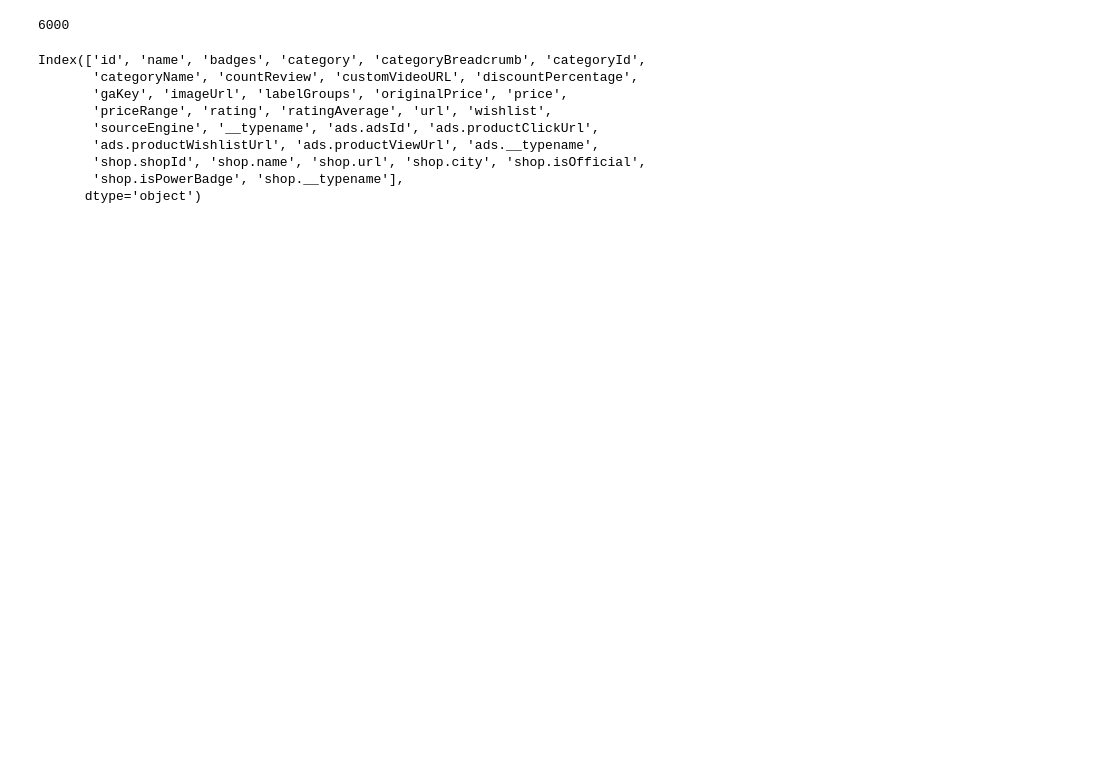
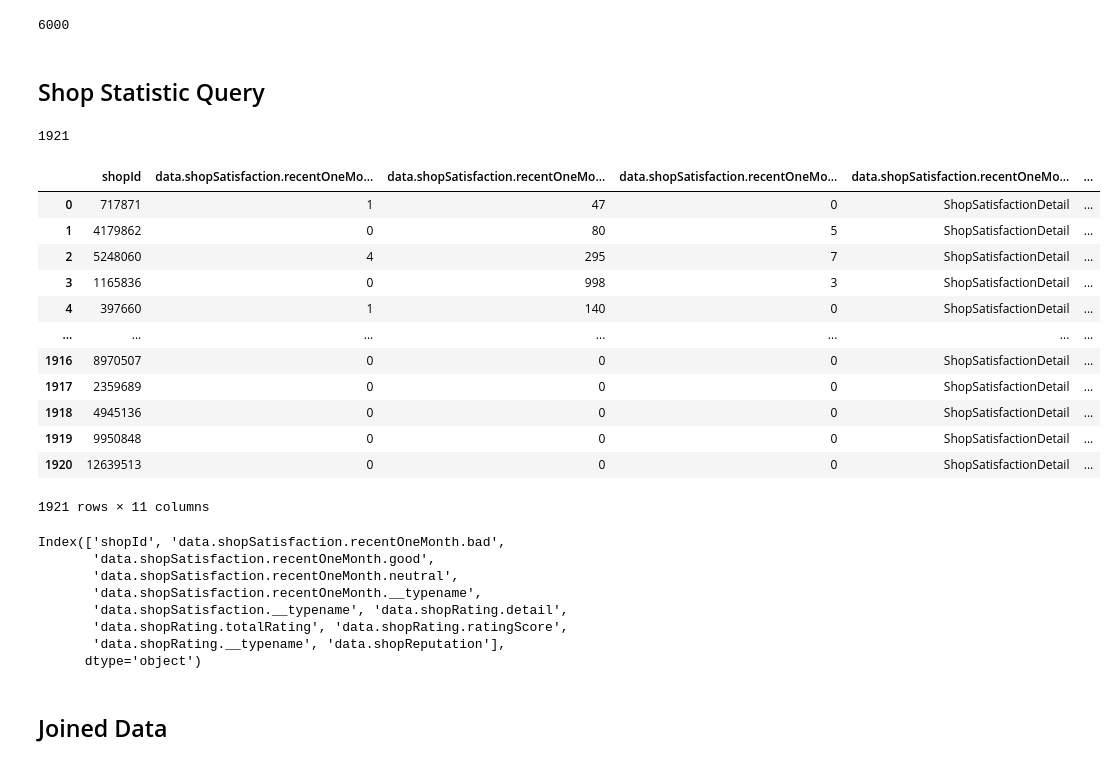
Before and after one commit to faiqarkan/marketplace-scraping, a Jupyter notebook: tokopedia-http.ipynb, the cells around one changed output. Saved outputs shown, nothing was run; the diff lists cells and outputs as text; code cells hidden in the pictures; blank space fills up the shorter version.

Commit message:
add shop detail for each products

```diff
--- a/tokopedia-http.ipynb
+++ b/tokopedia-http.ipynb
@@ -3,8 +7,13 @@ import pandas as pd
+# %%
+
+search_querry = quote('iphone 13')
+condition = "condition=1&" ##Kondisi baru
 # %%
 import requests
 import json
 
 products = []
+
 
 url = "https://gql.tokopedia.com/graphql/SearchProductQueryV4"
 
@@ -17,5 +26,5 @@ headers = {
   'origin': 'https://www.tokopedia.com',
-  'referer': 'https://www.tokopedia.com/search?st=product&q=iphone%2013&srp_component_id=02.01.00.00&srp_page_id=&srp_page_title=&navsource=',
+  'referer': '',
   'sec-ch-ua': '"Google Chrome";v="105", "Not)A;Brand";v="8", "Chromium";v="105"',
   'sec-ch-ua-mobile': '?0',
   'sec-ch-ua-platform': '"Windows"',
@@ -35,4 +44,4 @@ for i in range(1,101):
   page = i
   start_from = (page-1)*60
   print("Page",page)
-  params = f"device=desktop&navsource=&ob=23&page={page}&q=iphone%2013&related=true&rows=60&safe_search=false&scheme=https&shipping=&source=search&srp_component_id=02.01.00.00&srp_page_id=&srp_page_title=&st=product&start={start_from}&topads_bucket=true&unique_id=babceef42a7e9d63ecb8d7be64916b41&user_addressId=&user_cityId=176&user_districtId=2274&user_id=&user_lat=&user_long=&user_postCode=&user_warehouseId=12210375&variants="
+  params = f"{condition}&device=desktop&navsource=&ob=23&page={page}&q={search_querry}&related=true&rows=60&safe_search=false&scheme=https&shipping=&source=search&srp_component_id=02.01.00.00&srp_page_id=&srp_page_title=&st=product&start={start_from}&topads_bucket=true&unique_id=babceef42a7e9d63ecb8d7be64916b41&user_addressId=&user_cityId=176&user_districtId=2274&user_id=&user_lat=&user_long=&user_postCode=&user_warehouseId=12210375&variants="
@@ -72,5 +81,4 @@ Page 98
 Page 99
 Page 100
 # %%
-df = pd.json_normalize(products)
-df
+df_products = pd.json_normalize(products)
@@ -93,2 +99,8 @@ df['id'].nunique()
 # %% [output]
 6000
+# %% [markdown]
+## Shop Statistic Query
+# %%
+df_products['shop.shopId'].nunique()
+# %% [output]
+1921
@@ -95,12 +152,30 @@ df['id'].nunique()
+# %%
+df_shops = pd.json_normalize(shops)
+df_shops
+# %% [output]
+|  | shopId | data.shopSatisfaction.recentOneMo... | data.shopSatisfaction.recentOneMo... | data.shopSatisfaction.recentOneMo... | data.shopSatisfaction.recentOneMo... | ... |
+| 0 | 717871 | 1 | 47 | 0 | ShopSatisfactionDetail | ... |
+| 1 | 4179862 | 0 | 80 | 5 | ShopSatisfactionDetail | ... |
+| 2 | 5248060 | 4 | 295 | 7 | ShopSatisfactionDetail | ... |
+| 3 | 1165836 | 0 | 998 | 3 | ShopSatisfactionDetail | ... |
+| 4 | 397660 | 1 | 140 | 0 | ShopSatisfactionDetail | ... |
+| ... | ... | ... | ... | ... | ... | ... |
+| 1916 | 8970507 | 0 | 0 | 0 | ShopSatisfactionDetail | ... |
+| 1917 | 2359689 | 0 | 0 | 0 | ShopSatisfactionDetail | ... |
+| 1918 | 4945136 | 0 | 0 | 0 | ShopSatisfactionDetail | ... |
+| 1919 | 9950848 | 0 | 0 | 0 | ShopSatisfactionDetail | ... |
+| 1920 | 12639513 | 0 | 0 | 0 | ShopSatisfactionDetail | ... |
+1921 rows × 11 columns
 # %%
-df.columns
+df_shops.columns
 # %% [output]
-Index(['id', 'name', 'badges', 'category', 'categoryBreadcrumb', 'categoryId',
-       'categoryName', 'countReview', 'customVideoURL', 'discountPercentage',
-       'gaKey', 'imageUrl', 'labelGroups', 'originalPrice', 'price',
-       'priceRange', 'rating', 'ratingAverage', 'url', 'wishlist',
-       'sourceEngine', '__typename', 'ads.adsId', 'ads.productClickUrl',
-       'ads.productWishlistUrl', 'ads.productViewUrl', 'ads.__typename',
-       'shop.shopId', 'shop.name', 'shop.url', 'shop.city', 'shop.isOfficial',
-       'shop.isPowerBadge', 'shop.__typename'],
+Index(['shopId', 'data.shopSatisfaction.recentOneMonth.bad',
+       'data.shopSatisfaction.recentOneMonth.good',
+       'data.shopSatisfaction.recentOneMonth.neutral',
+       'data.shopSatisfaction.recentOneMonth.__typename',
+       'data.shopSatisfaction.__typename', 'data.shopRating.detail',
+       'data.shopRating.totalRating', 'data.shopRating.ratingScore',
+       'data.shopRating.__typename', 'data.shopReputation'],
       dtype='object')
+# %% [markdown]
+## Joined Data
```
Also changed, not shown: parts of 8 cells of this notebook.
